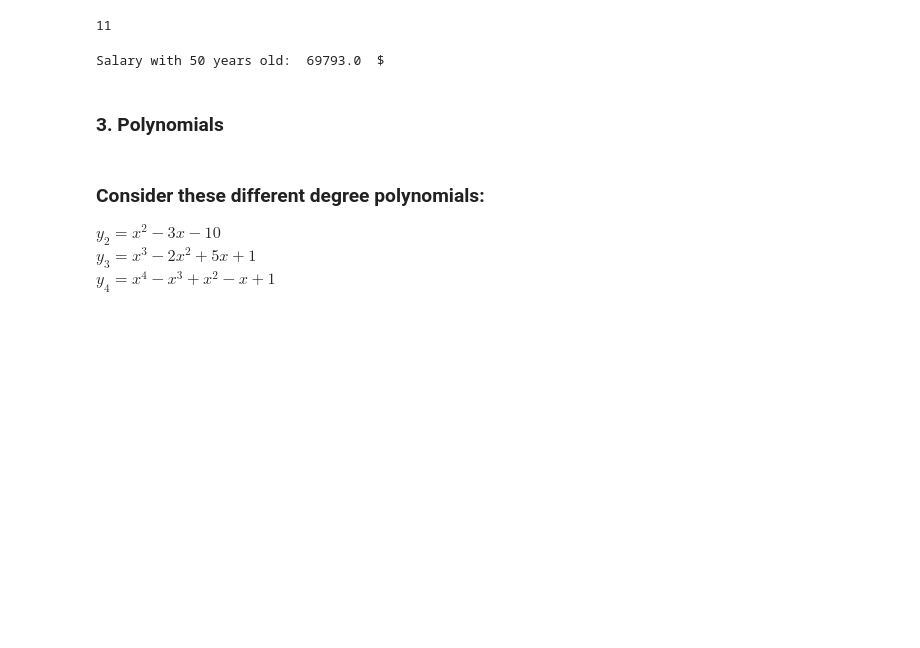
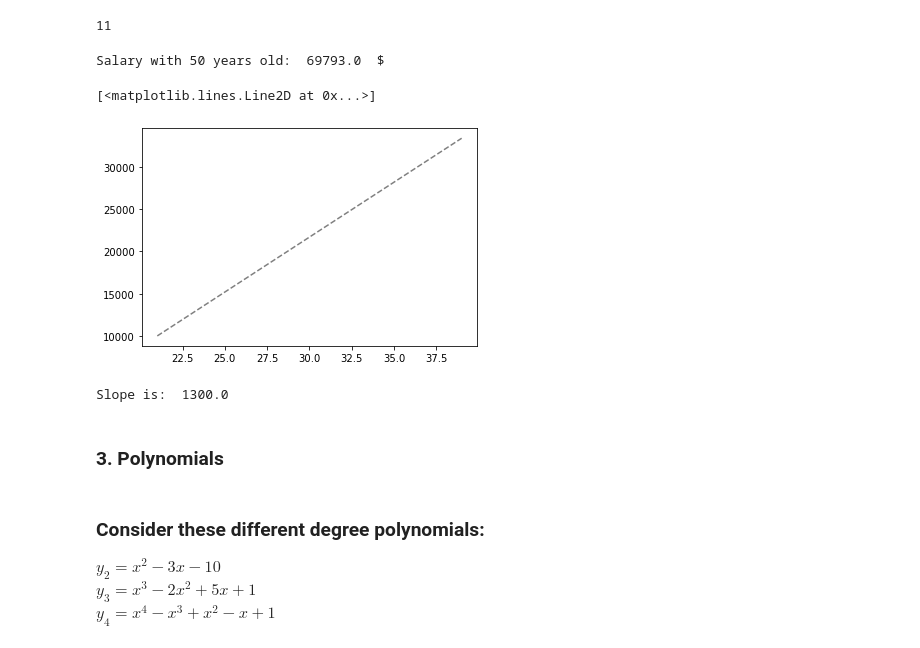
Before and after one commit to Ironhack-Data-Madrid-Febrero-2021/lab-math-refresher-master, a Jupyter notebook: your-code/main.ipynb, the cells around one changed output. Saved outputs shown, nothing was run; the diff lists cells and outputs as text; code cells hidden in the pictures; blank space fills up the shorter version.

```diff
--- a/your-code/main.ipynb
+++ b/your-code/main.ipynb
@@ -249,6 +203,32 @@ s_final=round(S1*(np.power(grown_rate,(t2))))
 print("Salary with 50 years old: ", s_final, " $")
 # %% [output]
 Salary with 50 years old:  69793.0  $
+# %%
+salary_21=(21,10000)
+salary_39=(39,33400)
+import matplotlib.pyplot as plt
+x1=21
+y1=10000
+x2=39
+y2=33400
+x = [x1,x2]
+y = [y1,y2]
+plt.plot(x, y,'gray',linestyle='--',marker='')
+# %% [output]
+[<matplotlib.lines.Line2D at 0x...>]
+[figure, added]
+# %%
+def slope(x1, y1, x2, y2):
+    m = 0
+    b = (x2 - x1)
+    d = (y2 - y1)
+    if b != 0:
+        m = (d)/(b)
+
+    return m
+print("Slope is: ", slope(x1, y1, x2, y2))
+# %% [output]
+Slope is:  1300.0
 # %% [markdown]
 ### 3. Polynomials
 # %% [markdown]
```
Also changed, not shown: parts of 32 cells of this notebook.
